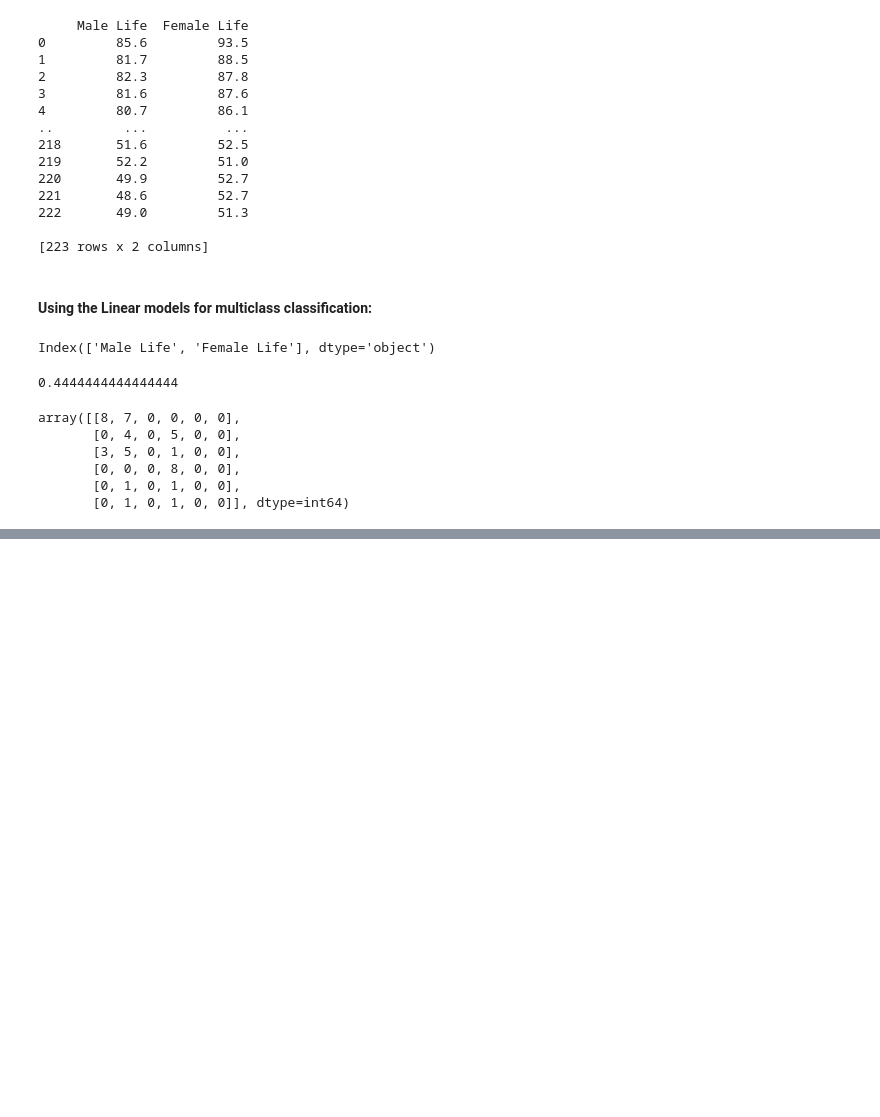
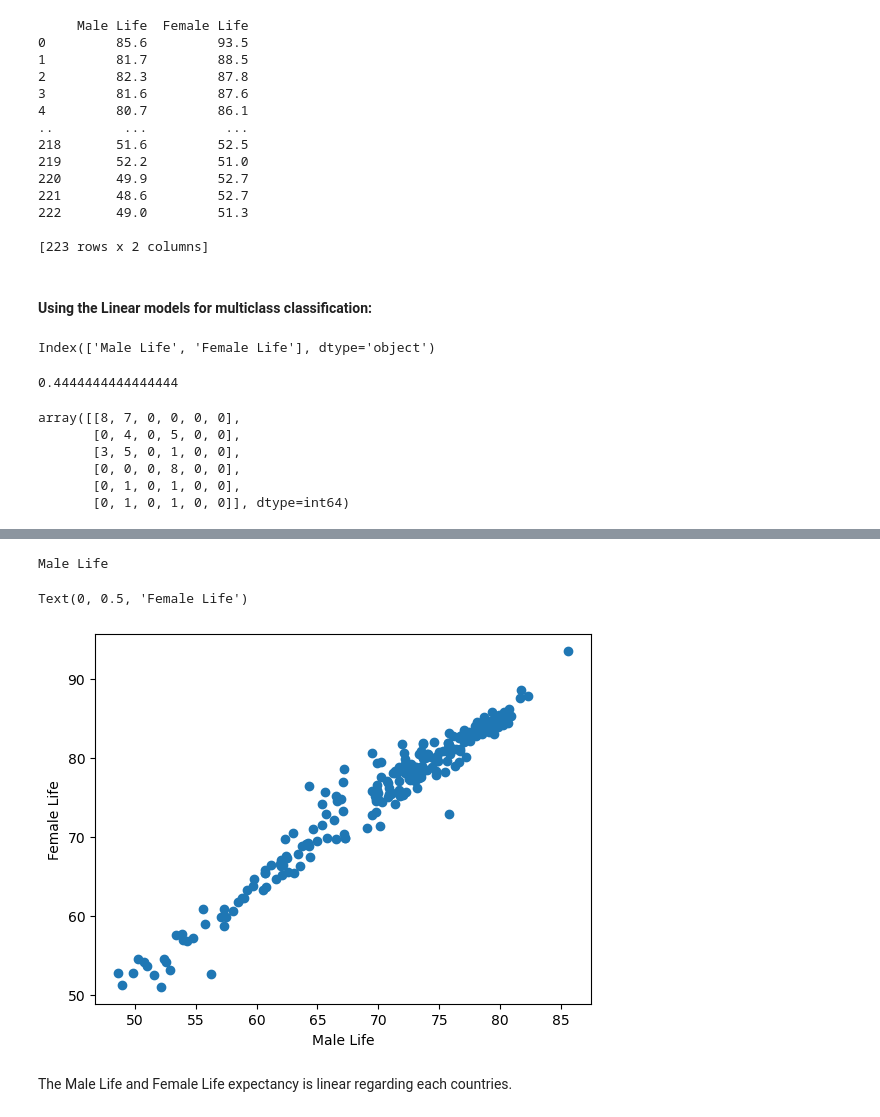
Before and after one commit to prasannadhojthapa/Kaggle_Life_Expectancy, a Jupyter notebook: Kaggle_Life_Expectancy.ipynb, the cells around one changed output, grey strips where cells are left out. Saved outputs shown, nothing was run; the diff lists cells and outputs as text; code cells hidden in the pictures; blank space fills up the shorter version.

```diff
--- a/Kaggle_Life_Expectancy.ipynb
+++ b/Kaggle_Life_Expectancy.ipynb
@@ -211,0 +215,3 @@ weighted avg       0.38      0.44      0.38        45
+# %%
+X = df
+print(X)
@@ -211,0 +250,15 @@ weighted avg       0.38      0.44      0.38        45
+# %%
+print(X.columns[3])
+# %% [output]
+Male Life
+# %%
+#mglearn.discrete_scatter(X[:, 0], X[:, 1], y)
+plt.pyplot.scatter(X['Male Life'], X['Female Life'])
+
+plt.pyplot.xlabel(X.columns[3])
+plt.pyplot.ylabel(X.columns[4])
+# %% [output]
+Text(0, 0.5, 'Female Life')
+[figure, added]
+# %% [markdown]
+The Male Life and Female Life expectancy is linear regarding each countries.
```
Also changed, not shown: parts of 19 cells of this notebook.
